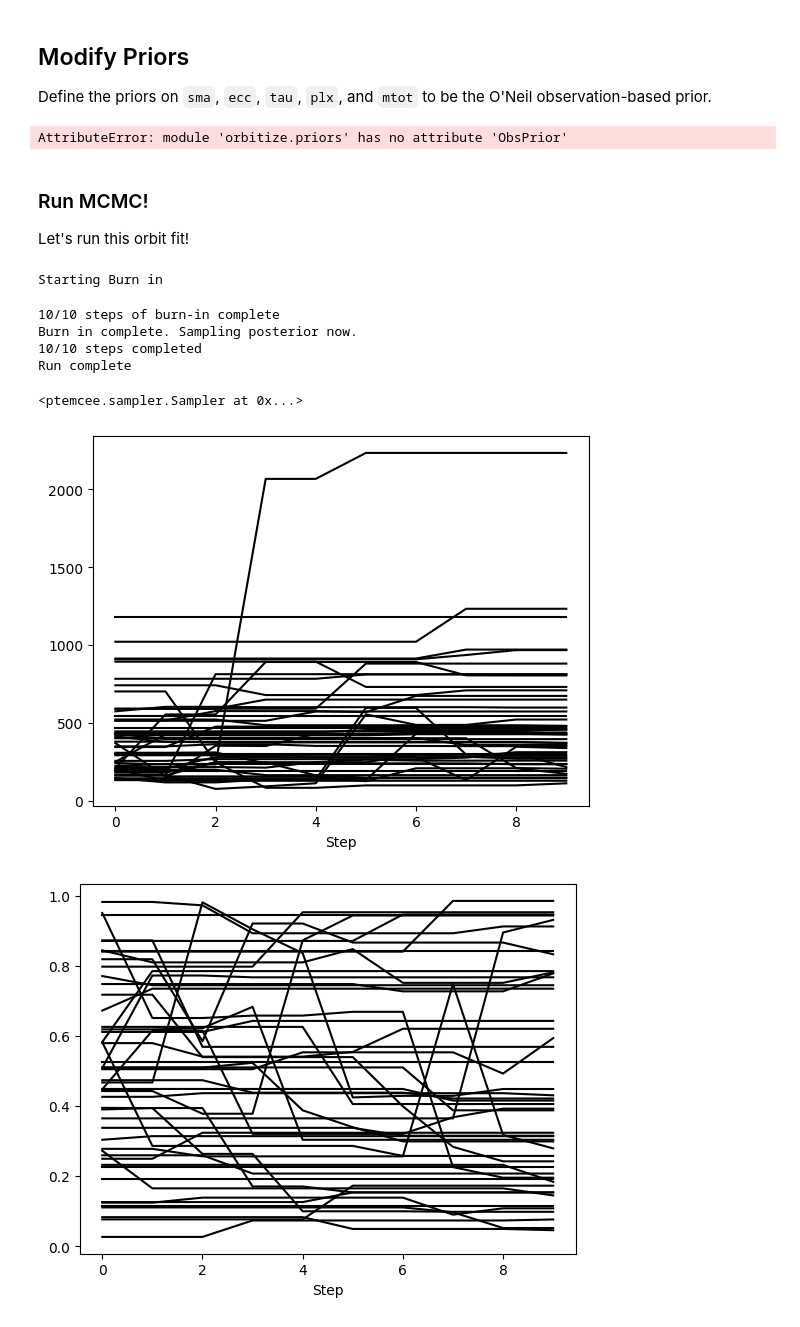
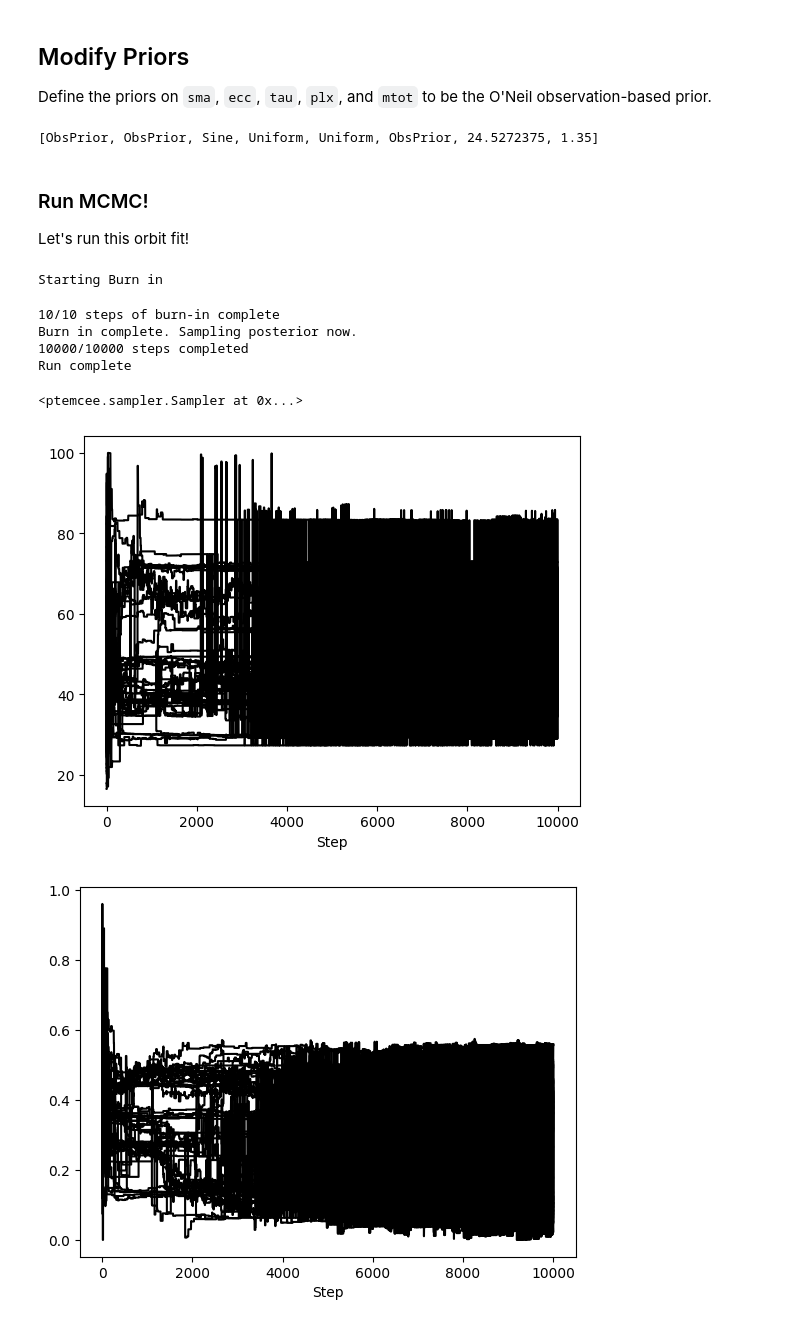
Before and after one commit to sblunt/orbitize, a Jupyter notebook: docs/tutorials/ONeil-ObsPriors.ipynb, the cells around one changed output. Cells and saved outputs as stored; diff of their text form; code cells hidden in the pictures.

Commit message:
working tutorial (with pub-worthy mcmc params)

```diff
--- a/docs/tutorials/ONeil-ObsPriors.ipynb
+++ b/docs/tutorials/ONeil-ObsPriors.ipynb
@@ -33,22 +31,21 @@ We begin but providing the astrometry data in CSV format and the system's mass a
 
 We also set up the number of temps, walkers and threads for our MCMC run and set up the driver object.
 # %%
-filename = "{}/hd206893b.csv".format(orbitize.DATADIR)
+filename = "{}/hd206893b.csv".format(DATADIR)
 
 # system parameters
 num_secondary_bodies = 1
 system_mass = 1.35  # [Msol]
 plx = 24.5272375  # [mas]
 
-data_table = read_input.read_file(input_file)
-mtot = 1.0
-plx = 10.0
+data_table = read_input.read_file(filename)
 
 # TODO (sarah): note that the fitting basis choice here is required (can't fit in any other orbitize! basis)
 # if we want to use obspriors
 mySystem = system.System(
-    1, data_table, mtot, plx, mass_err=0, plx_err=0, fitting_basis="ObsPriors"
+    1, data_table, system_mass, plx, mass_err=0, plx_err=0, fitting_basis="ObsPriors"
 )
+mySystem.basis
 
 print("We are fitting using this orbital basis: {}".format(mySystem.param_idx))
 # %% [output]
@@ -75,24 +72,27 @@ Table length=9
 
 Define the priors on `sma`, `ecc`, `tau`, `plx`, and `mtot` to be the O'Neil observation-based prior.
 # %%
-# convert input sep/PA measurements to RA/decl
-ra = np.array(my_driver.system.data_table["quant1"])
-ra_err = np.array(my_driver.system.data_table["quant1_err"])
-dec = np.radians(np.array(my_driver.system.data_table["quant2"]))
-pa_err = np.radians(np.array(my_driver.system.data_table["quant2_err"]))
-[]
-
-#ra_err = np.sqrt((np.cos(pa) * sep_err) ** 2 + (sep * np.sin(pa) * pa_err) ** 2)
-#dec_err = np.sqrt((np.sin(pa) * sep_err) ** 2 + (sep * np.cos(pa) * pa_err) ** 2)
-
 ra_err = mySystem.data_table["quant1_err"]
 dec_err = mySystem.data_table["quant1_err"]
 epochs = np.array(mySystem.data_table["epoch"])
 
+lower_tp_lim = Time(2000, format="decimalyear").mjd
+upper_tp_lim = Time(2100, format="decimalyear").mjd
+
 # define the `ObsPrior` object
-my_obsprior = priors.ObsPrior(ra_err, dec_err, epochs, mtot, period_lims=(0.01, 1000))
+my_obsprior = priors.ObsPrior(
+    ra_err,
+    dec_err,
+    epochs,
+    system_mass,
+    period_lims=(0.0, 100),
+    tp_lims=(
+        lower_tp_lim,
+        upper_tp_lim,
+    ),
+)
 
-# set the priors on `sma`, `ecc`, `tau`, `mtot`, and `plx` to point to this object
+# set the priors on `per`, `ecc`, and `tp` to point to this object
 for i in [
     mySystem.param_idx["per1"],
     mySystem.param_idx["ecc1"],
@@ -102,7 +102,7 @@ for i in [
 
 mySystem.sys_priors
 # %% [output]
-AttributeError: module 'orbitize.priors' has no attribute 'ObsPrior'
+[ObsPrior, ObsPrior, Sine, Uniform, Uniform, ObsPrior, 24.5272375, 1.35]
 # %% [markdown]
 ### Run MCMC!
 
@@ -110,22 +110,25 @@ Let's run this orbit fit!
 # %%
 # create an MCMC object using our newly modified System object
 num_temps = 5
 num_walkers = 50
 num_threads = mp.cpu_count()
 myMCMC = sampler.MCMC(
     mySystem, num_temps=num_temps, num_walkers=num_walkers, num_threads=num_threads
 )
 
-n_steps_per_walker = 10
-n_burn_steps = 10
+# thes
+n_steps_per_walker = 100000
+n_burn_steps = 4000
+
+myMCMC.check_prior_support()
 
 myMCMC.run_sampler(n_steps_per_walker * num_walkers, burn_steps=10, examine_chains=True)
 # %% [output]
 Starting Burn in
 10/10 steps of burn-in complete
 Burn in complete. Sampling posterior now.
-10/10 steps completed
+10000/10000 steps completed
 Run complete
 <ptemcee.sampler.Sampler at 0x...>
-[figure, old version]
+[figure, new version]
-[figure, old version]
+[figure, new version]
```
Also changed, not shown: parts of 5 cells of this notebook.
